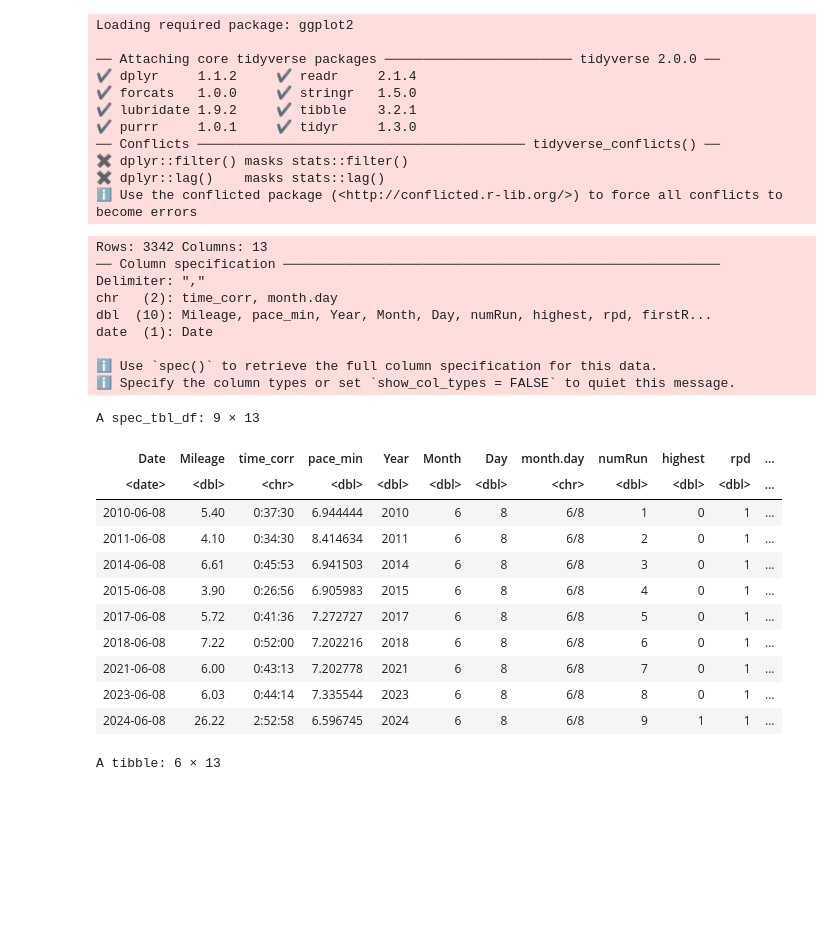
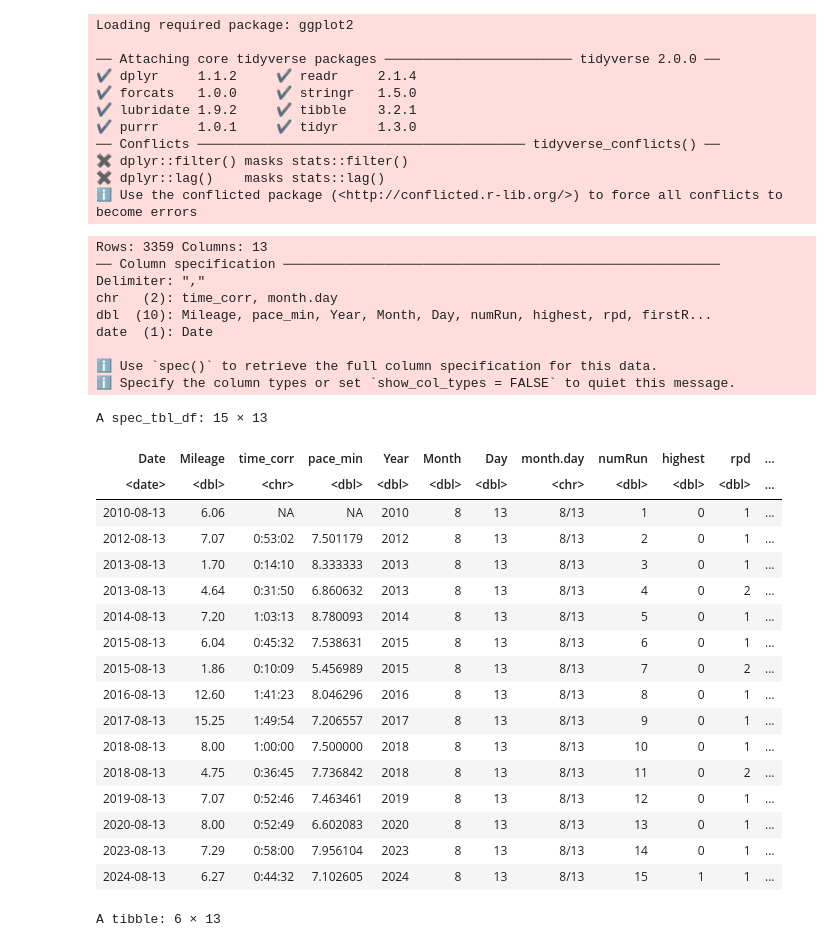
Before and after one commit to adolwick/biof309project, a Jupyter notebook: runs_per_date.ipynb, the cells around one changed output. Drawn from its saved outputs; the diff is of its cells as text; code cells hidden in the pictures; blank space fills up the shorter version.

```diff
--- a/runs_per_date.ipynb
+++ b/runs_per_date.ipynb
@@ -18,29 +18,35 @@ Loading required package: ggplot2
 # %%
 df = read_csv("rpd.csv")
 #head(df)
-df %>% filter(month.day=="6/8")
+df %>% filter(month.day=="8/13")
 # %% [output]
-Rows: 3342 Columns: 13
+Rows: 3359 Columns: 13
 ── Column specification ────────────────────────────────────────────────────────
 Delimiter: ","
 chr   (2): time_corr, month.day
 dbl  (10): Mileage, pace_min, Year, Month, Day, numRun, highest, rpd, firstR...
 date  (1): Date
 
 ℹ Use `spec()` to retrieve the full column specification for this data.
 ℹ Specify the column types or set `show_col_types = FALSE` to quiet this message.
-A spec_tbl_df: 9 × 13
+A spec_tbl_df: 15 × 13
 | Date | Mileage | time_corr | pace_min | Year | Month | Day | month.day | numRun | highest | rpd | ... |
 | <date> | <dbl> | <chr> | <dbl> | <dbl> | <dbl> | <dbl> | <chr> | <dbl> | <dbl> | <dbl> | ... |
-| 2010-06-08 | 5.40 | 0:37:30 | 6.944444 | 2010 | 6 | 8 | 6/8 | 1 | 0 | 1 | ... |
-| 2011-06-08 | 4.10 | 0:34:30 | 8.414634 | 2011 | 6 | 8 | 6/8 | 2 | 0 | 1 | ... |
-| 2014-06-08 | 6.61 | 0:45:53 | 6.941503 | 2014 | 6 | 8 | 6/8 | 3 | 0 | 1 | ... |
-| 2015-06-08 | 3.90 | 0:26:56 | 6.905983 | 2015 | 6 | 8 | 6/8 | 4 | 0 | 1 | ... |
-| 2017-06-08 | 5.72 | 0:41:36 | 7.272727 | 2017 | 6 | 8 | 6/8 | 5 | 0 | 1 | ... |
-| 2018-06-08 | 7.22 | 0:52:00 | 7.202216 | 2018 | 6 | 8 | 6/8 | 6 | 0 | 1 | ... |
-| 2021-06-08 | 6.00 | 0:43:13 | 7.202778 | 2021 | 6 | 8 | 6/8 | 7 | 0 | 1 | ... |
-| 2023-06-08 | 6.03 | 0:44:14 | 7.335544 | 2023 | 6 | 8 | 6/8 | 8 | 0 | 1 | ... |
-| 2024-06-08 | 26.22 | 2:52:58 | 6.596745 | 2024 | 6 | 8 | 6/8 | 9 | 1 | 1 | ... |
+| 2010-08-13 | 6.06 | NA | NA | 2010 | 8 | 13 | 8/13 | 1 | 0 | 1 | ... |
+| 2012-08-13 | 7.07 | 0:53:02 | 7.501179 | 2012 | 8 | 13 | 8/13 | 2 | 0 | 1 | ... |
+| 2013-08-13 | 1.70 | 0:14:10 | 8.333333 | 2013 | 8 | 13 | 8/13 | 3 | 0 | 1 | ... |
+| 2013-08-13 | 4.64 | 0:31:50 | 6.860632 | 2013 | 8 | 13 | 8/13 | 4 | 0 | 2 | ... |
+| 2014-08-13 | 7.20 | 1:03:13 | 8.780093 | 2014 | 8 | 13 | 8/13 | 5 | 0 | 1 | ... |
+| 2015-08-13 | 6.04 | 0:45:32 | 7.538631 | 2015 | 8 | 13 | 8/13 | 6 | 0 | 1 | ... |
+| 2015-08-13 | 1.86 | 0:10:09 | 5.456989 | 2015 | 8 | 13 | 8/13 | 7 | 0 | 2 | ... |
+| 2016-08-13 | 12.60 | 1:41:23 | 8.046296 | 2016 | 8 | 13 | 8/13 | 8 | 0 | 1 | ... |
+| 2017-08-13 | 15.25 | 1:49:54 | 7.206557 | 2017 | 8 | 13 | 8/13 | 9 | 0 | 1 | ... |
+| 2018-08-13 | 8.00 | 1:00:00 | 7.500000 | 2018 | 8 | 13 | 8/13 | 10 | 0 | 1 | ... |
+| 2018-08-13 | 4.75 | 0:36:45 | 7.736842 | 2018 | 8 | 13 | 8/13 | 11 | 0 | 2 | ... |
+| 2019-08-13 | 7.07 | 0:52:46 | 7.463461 | 2019 | 8 | 13 | 8/13 | 12 | 0 | 1 | ... |
+| 2020-08-13 | 8.00 | 0:52:49 | 6.602083 | 2020 | 8 | 13 | 8/13 | 13 | 0 | 1 | ... |
+| 2023-08-13 | 7.29 | 0:58:00 | 7.956104 | 2023 | 8 | 13 | 8/13 | 14 | 0 | 1 | ... |
+| 2024-08-13 | 6.27 | 0:44:32 | 7.102605 | 2024 | 8 | 13 | 8/13 | 15 | 1 | 1 | ... |
 # %%
 dfh = df %>%
     filter(highest==1)
```
Also changed, not shown: parts of 30 cells of this notebook, 9 other files.
